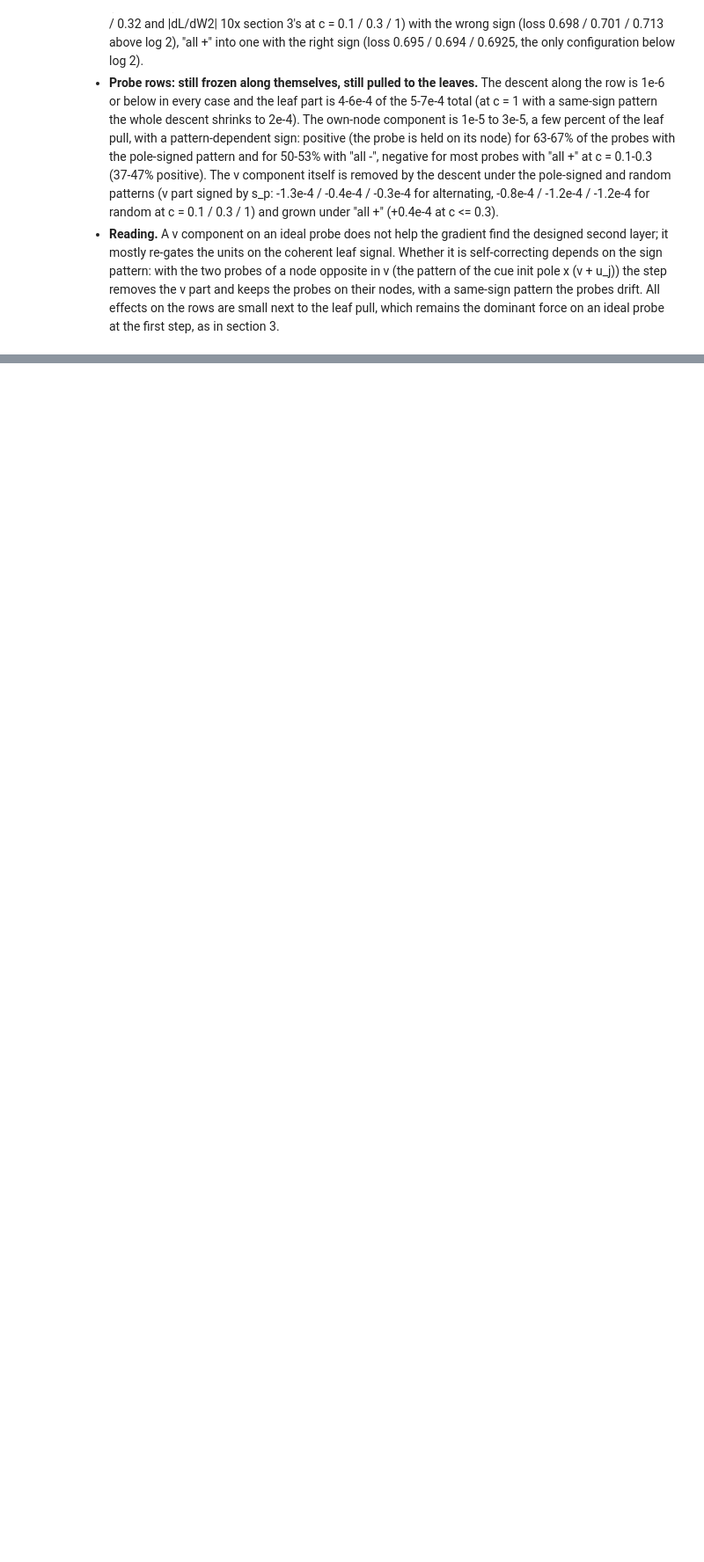
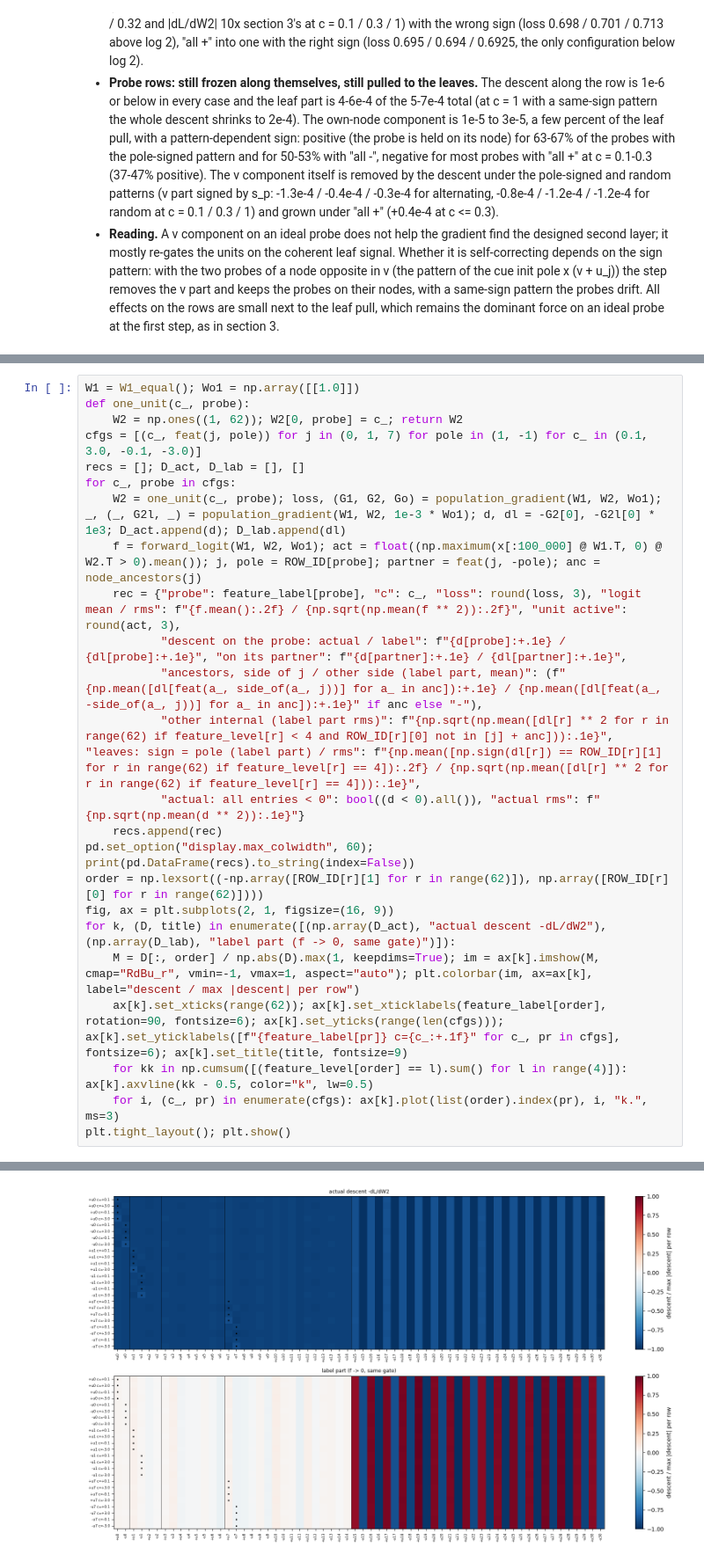
Before and after one commit to HarishGP/layer-lenses, a Jupyter notebook: notebooks/population_gradients_at_inits.ipynb, the cells around one changed output, grey strips where cells are left out. Shown at 88% size. Saved outputs shown, nothing was run; the diff lists cells and outputs as text; blank space fills up the shorter version.

```diff
--- a/notebooks/population_gradients_at_inits.ipynb
+++ b/notebooks/population_gradients_at_inits.ipynb
@@ -537,0 +546,25 @@ whether the probes stay on their nodes.
+# %%
+W1 = W1_equal(); Wo1 = np.array([[1.0]])
+def one_unit(c_, probe):
+    W2 = np.ones((1, 62)); W2[0, probe] = c_; return W2
+cfgs = [(c_, feat(j, pole)) for j in (0, 1, 7) for pole in (1, -1) for c_ in (0.1, 3.0, -0.1, -3.0)]
+recs = []; D_act, D_lab = [], []
+for c_, probe in cfgs:
+    W2 = one_unit(c_, probe); loss, (G1, G2, Go) = population_gradient(W1, W2, Wo1); _, (_, G2l, _) = population_gradient(W1, W2, 1e-3 * Wo1); d, dl = -G2[0], -G2l[0] * 1e3; D_act.append(d); D_lab.append(dl)
+    f = forward_logit(W1, W2, Wo1); act = float((np.maximum(x[:100_000] @ W1.T, 0) @ W2.T > 0).mean()); j, pole = ROW_ID[probe]; partner = feat(j, -pole); anc = node_ancestors(j)
+    rec = {"probe": feature_label[probe], "c": c_, "loss": round(loss, 3), "logit mean / rms": f"{f.mean():.2f} / {np.sqrt(np.mean(f ** 2)):.2f}", "unit active": round(act, 3),
+           "descent on the probe: actual / label": f"{d[probe]:+.1e} / {dl[probe]:+.1e}", "on its partner": f"{d[partner]:+.1e} / {dl[partner]:+.1e}",
+           "ancestors, side of j / other side (label part, mean)": (f"{np.mean([dl[feat(a_, side_of(a_, j))] for a_ in anc]):+.1e} / {np.mean([dl[feat(a_, -side_of(a_, j))] for a_ in anc]):+.1e}" if anc else "-"),
+           "other internal (label part rms)": f"{np.sqrt(np.mean([dl[r] ** 2 for r in range(62) if feature_level[r] < 4 and ROW_ID[r][0] not in [j] + anc])):.1e}", "leaves: sign = pole (label part) / rms": f"{np.mean([np.sign(dl[r]) == ROW_ID[r][1] for r in range(62) if feature_level[r] == 4]):.2f} / {np.sqrt(np.mean([dl[r] ** 2 for r in range(62) if feature_level[r] == 4])):.1e}",
+           "actual: all entries < 0": bool((d < 0).all()), "actual rms": f"{np.sqrt(np.mean(d ** 2)):.1e}"}
+    recs.append(rec)
+pd.set_option("display.max_colwidth", 60); print(pd.DataFrame(recs).to_string(index=False))
+order = np.lexsort((-np.array([ROW_ID[r][1] for r in range(62)]), np.array([ROW_ID[r][0] for r in range(62)])))
+fig, ax = plt.subplots(2, 1, figsize=(16, 9))
+for k, (D, title) in enumerate([(np.array(D_act), "actual descent -dL/dW2"), (np.array(D_lab), "label part (f -> 0, same gate)")]):
+    M = D[:, order] / np.abs(D).max(1, keepdims=True); im = ax[k].imshow(M, cmap="RdBu_r", vmin=-1, vmax=1, aspect="auto"); plt.colorbar(im, ax=ax[k], label="descent / max |descent| per row")
+    ax[k].set_xticks(range(62)); ax[k].set_xticklabels(feature_label[order], rotation=90, fontsize=6); ax[k].set_yticks(range(len(cfgs))); ax[k].set_yticklabels([f"{feature_label[pr]} c={c_:+.1f}" for c_, pr in cfgs], fontsize=6); ax[k].set_title(title, fontsize=9)
+    for kk in np.cumsum([(feature_level[order] == l).sum() for l in range(4)]): ax[k].axvline(kk - 0.5, color="k", lw=0.5)
+    for i, (c_, pr) in enumerate(cfgs): ax[k].plot(list(order).index(pr), i, "k.", ms=3)
+plt.tight_layout(); plt.show()
+# %% [output]
@@ -537,0 +588 @@ whether the probes stay on their nodes.
+[figure, added]
```
Also changed, not shown: parts of 4 cells of this notebook, 1 other file.
